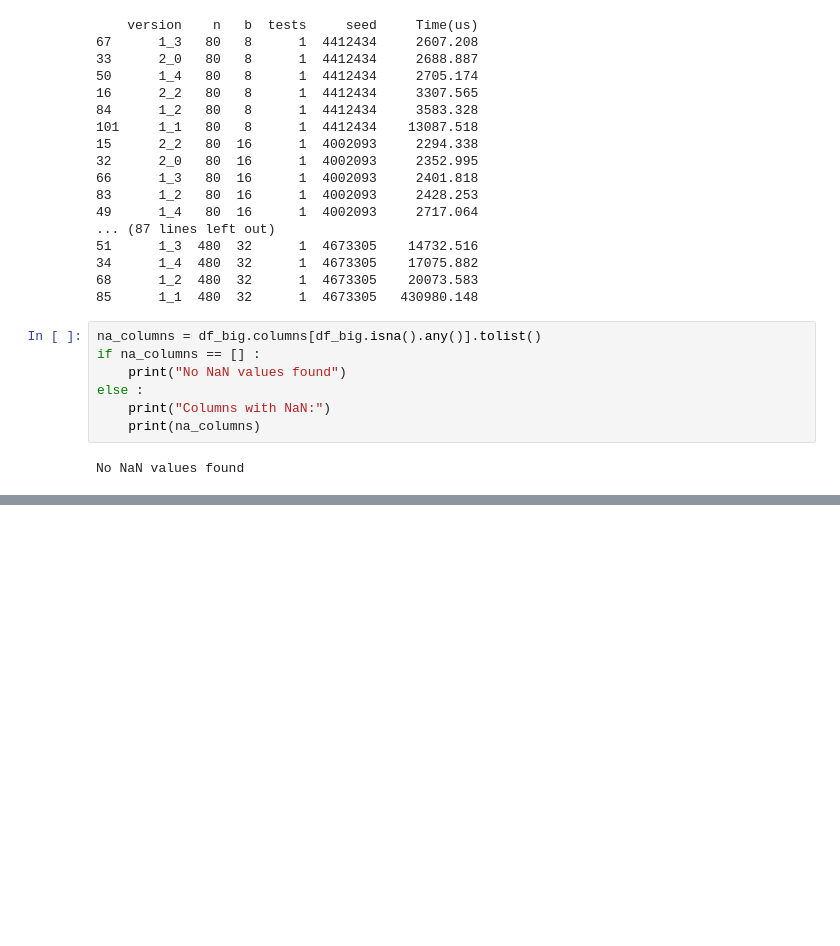
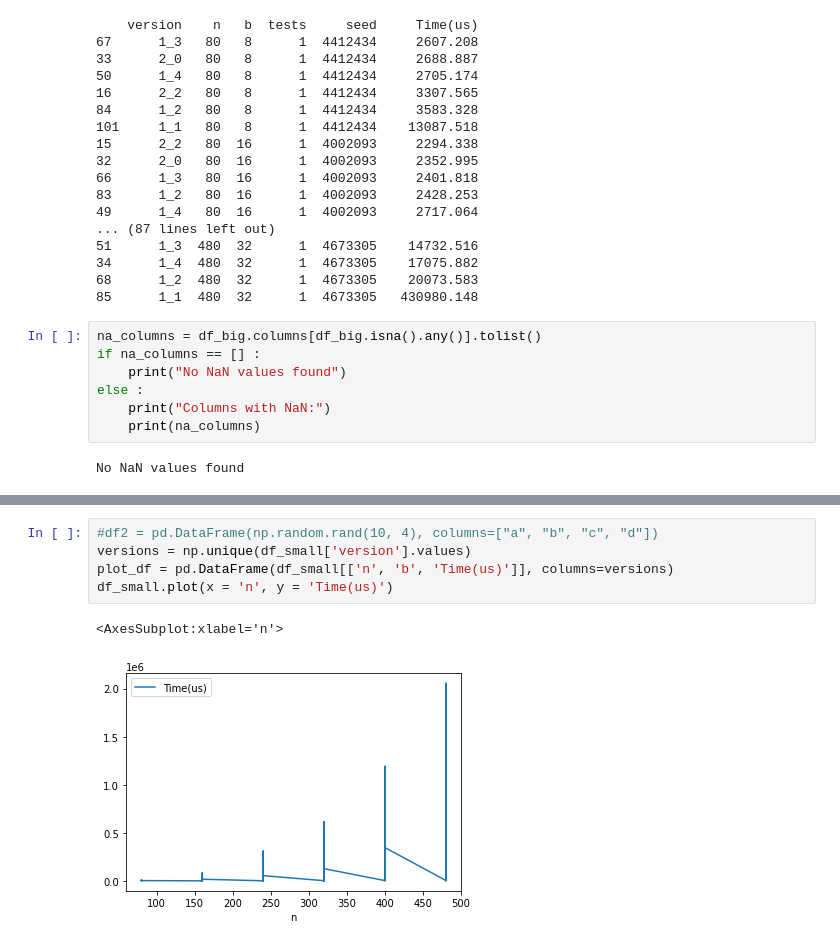
Before and after one commit to zucchi99/Blocked-AllPairsShortestPath, a Jupyter notebook: performance_analysis.ipynb, the cells around one changed output, grey strips where cells are left out. Cells and saved outputs as stored; diff of their text form; blank space fills up the shorter version.

```diff
--- a/performance_analysis.ipynb
+++ b/performance_analysis.ipynb
@@ -147,0 +168,8 @@ No NaN values found
+# %%
+#df2 = pd.DataFrame(np.random.rand(10, 4), columns=["a", "b", "c", "d"])
+versions = np.unique(df_small['version'].values)
+plot_df = pd.DataFrame(df_small[['n', 'b', 'Time(us)']], columns=versions)
+df_small.plot(x = 'n', y = 'Time(us)')
+# %% [output]
+<AxesSubplot:xlabel='n'>
+[figure, added]
```
Also changed, not shown: parts of 7 cells of this notebook, 1 other file.
